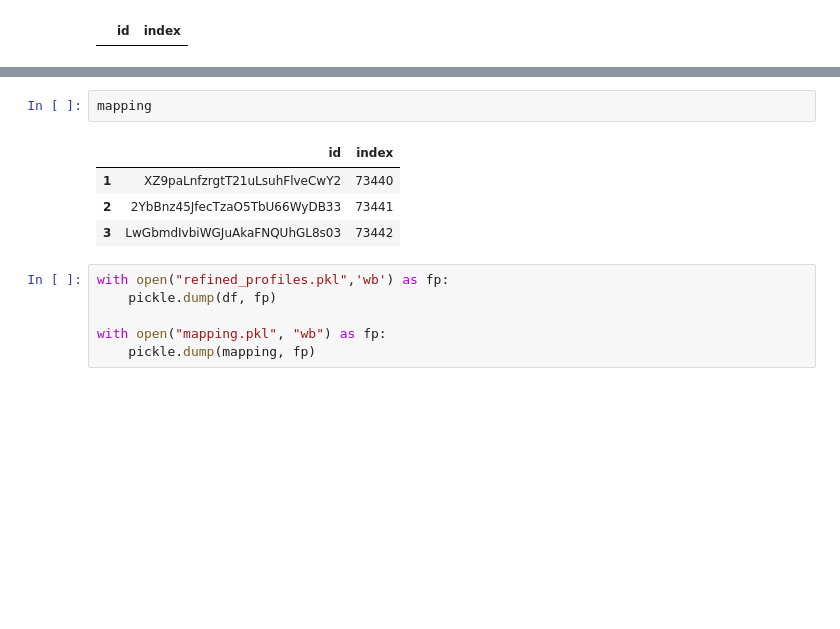
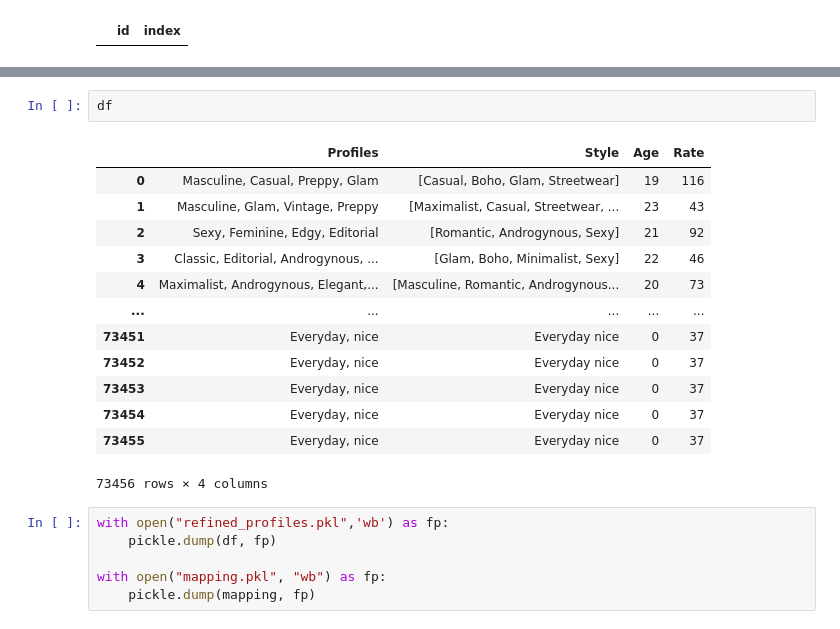
Before and after one commit to domomehin/ML-Matchmaking, a Jupyter notebook: datagathering.ipynb, the cells around one changed output, grey strips where cells are left out. Cells and saved outputs as stored; diff of their text form; blank space fills up the shorter version.

```diff
--- a/datagathering.ipynb
+++ b/datagathering.ipynb
@@ -262,10 +271,19 @@ for stylist in information:
-# %%
-mapping
-# %% [output]
-|  | id | index |
-| 1 | XZ9paLnfzrgtT21uLsuhFlveCwY2 | 73440 |
-| 2 | 2YbBnz45JfecTzaO5TbU66WyDB33 | 73441 |
-| 3 | LwGbmdIvbiWGJuAkaFNQUhGL8s03 | 73442 |
+# %%
+df
+# %% [output]
+|  | Profiles | Style | Age | Rate |
+| 0 | Masculine, Casual, Preppy, Glam | [Casual, Boho, Glam, Streetwear] | 19 | 116 |
+| 1 | Masculine, Glam, Vintage, Preppy | [Maximalist, Casual, Streetwear, ... | 23 | 43 |
+| 2 | Sexy, Feminine, Edgy, Editorial | [Romantic, Androgynous, Sexy] | 21 | 92 |
+| 3 | Classic, Editorial, Androgynous, ... | [Glam, Boho, Minimalist, Sexy] | 22 | 46 |
+| 4 | Maximalist, Androgynous, Elegant,... | [Masculine, Romantic, Androgynous... | 20 | 73 |
+| ... | ... | ... | ... | ... |
+| 73451 | Everyday, nice | Everyday nice | 0 | 37 |
+| 73452 | Everyday, nice | Everyday nice | 0 | 37 |
+| 73453 | Everyday, nice | Everyday nice | 0 | 37 |
+| 73454 | Everyday, nice | Everyday nice | 0 | 37 |
+| 73455 | Everyday, nice | Everyday nice | 0 | 37 |
+73456 rows × 4 columns
 # %%
 with open("refined_profiles.pkl",'wb') as fp:
     pickle.dump(df, fp)
```
Also changed, not shown: parts of 6 cells of this notebook, 9 other files.
